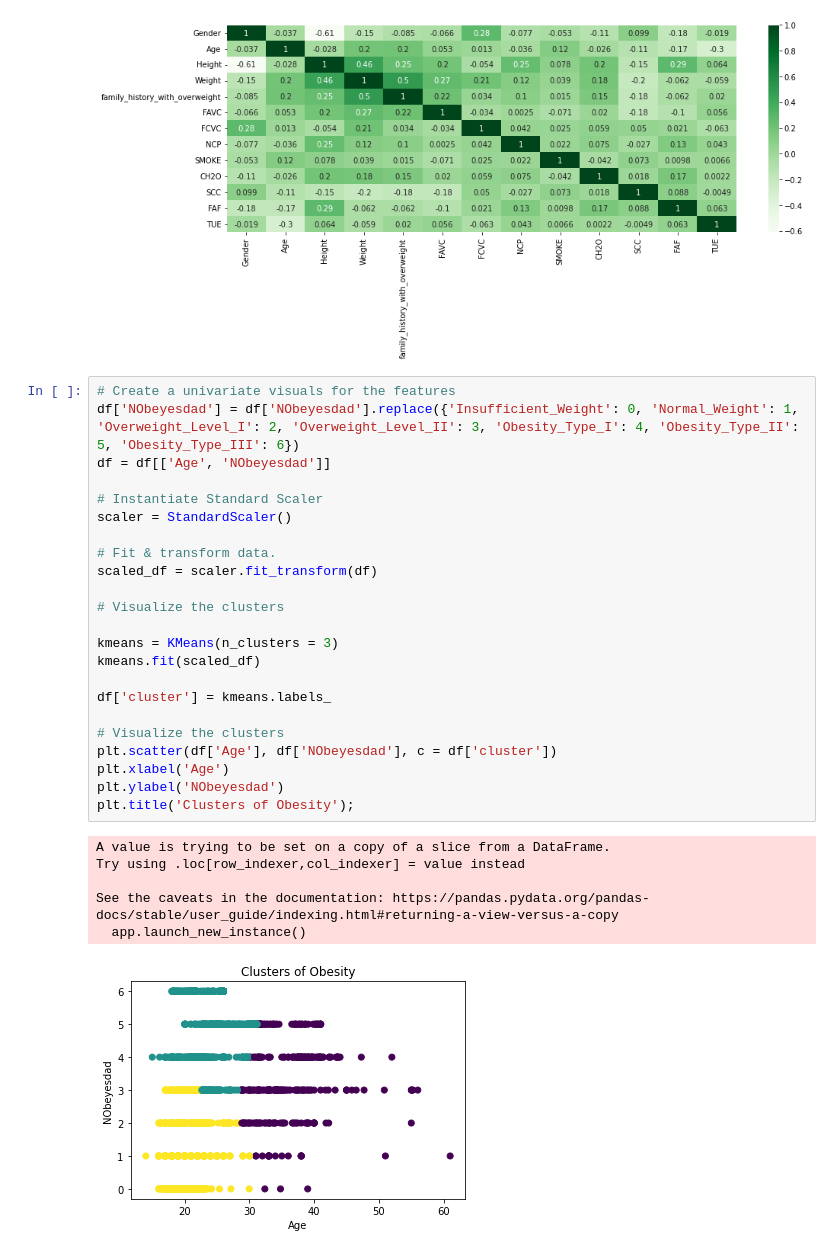
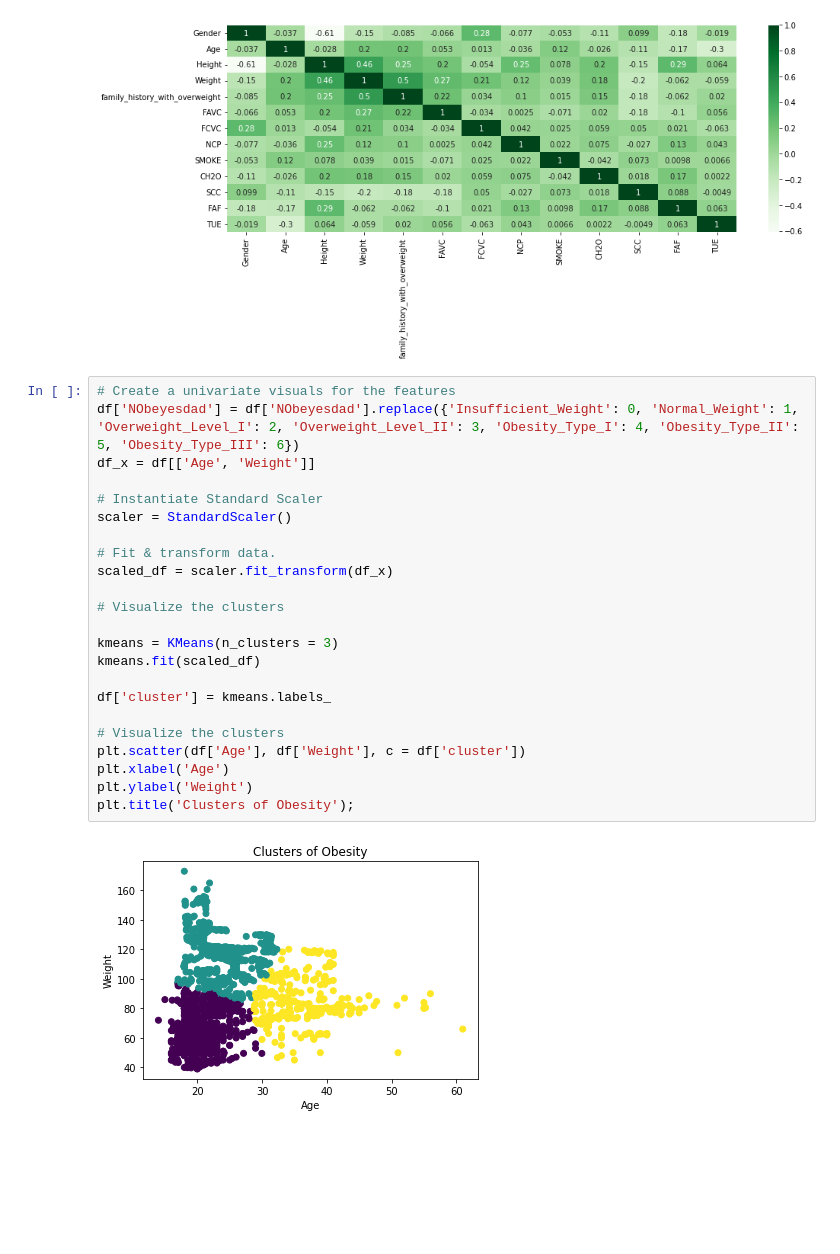
Before and after one commit to TanChen168/Project2, a Jupyter notebook: Project2_Part2.ipynb, the cells around one changed output. Cells and saved outputs as stored; diff of their text form; blank space fills up the shorter version.

```diff
--- a/Project2_Part2.ipynb
+++ b/Project2_Part2.ipynb
@@ -146,33 +160,28 @@ sns.heatmap(corr, cmap = 'Greens', annot = True)
 # %%
 # Create a univariate visuals for the features
 df['NObeyesdad'] = df['NObeyesdad'].replace({'Insufficient_Weight': 0, 'Normal_Weight': 1, 'Overweight_Level_I': 2, 'Overweight_Level_II': 3, 'Obesity_Type_I': 4, 'Obesity_Type_II': 5, 'Obesity_Type_III': 6})
-df = df[['Age', 'NObeyesdad']]
+df_x = df[['Age', 'Weight']]
 
 # Instantiate Standard Scaler
 scaler = StandardScaler()
 
 # Fit & transform data.
-scaled_df = scaler.fit_transform(df)
+scaled_df = scaler.fit_transform(df_x)
 
 # Visualize the clusters
 
 kmeans = KMeans(n_clusters = 3)
 kmeans.fit(scaled_df)
 
 df['cluster'] = kmeans.labels_
 
 # Visualize the clusters
-plt.scatter(df['Age'], df['NObeyesdad'], c = df['cluster'])
+plt.scatter(df['Age'], df['Weight'], c = df['cluster'])
 plt.xlabel('Age')
-plt.ylabel('NObeyesdad')
+plt.ylabel('Weight')
 plt.title('Clusters of Obesity');
 # %% [output]
-A value is trying to be set on a copy of a slice from a DataFrame.
-Try using .loc[row_indexer,col_indexer] = value instead
-
-See the caveats in the documentation: https://pandas.pydata.org/pandas-docs/stable/user_guide/indexing.html#returning-a-view-versus-a-copy
-  app.launch_new_instance()
-[figure, old version]
+[figure, new version]
 # %%
 # Visualize different silhouette scores
 # Save silhouette scores for various cluster numbers in list
```
Also changed, not shown: parts of 3 cells of this notebook.
